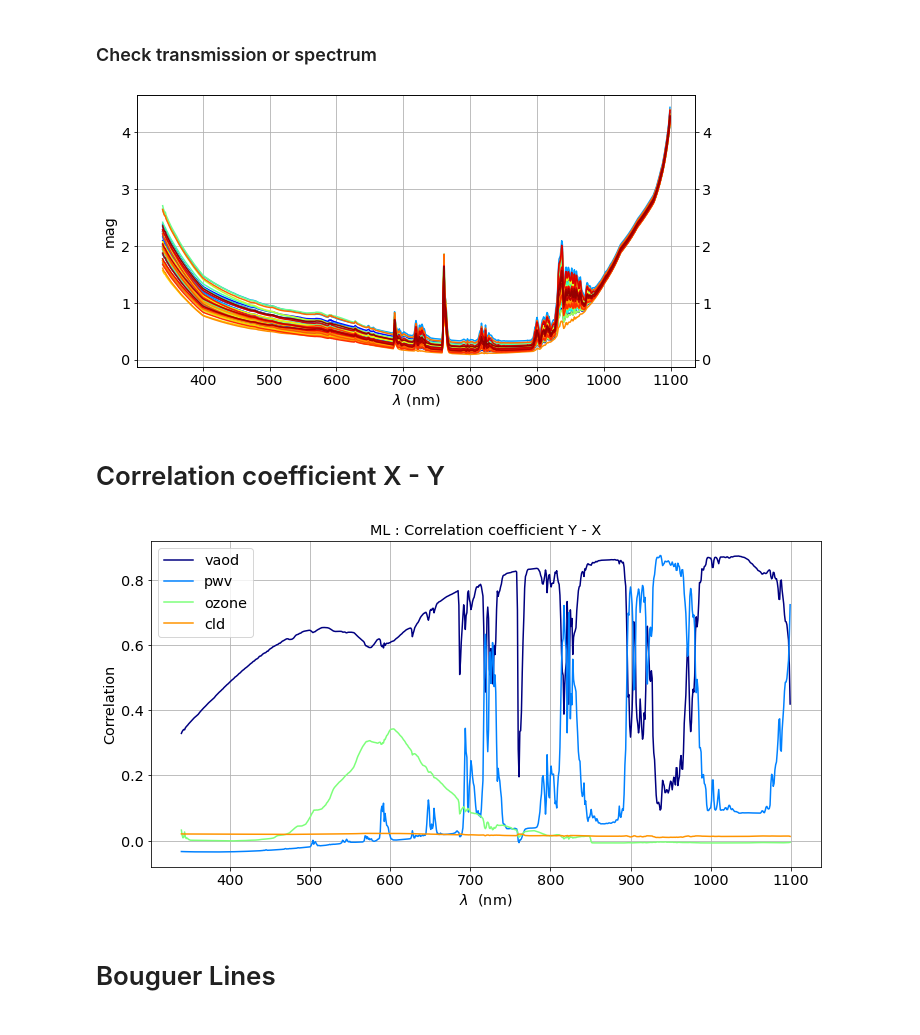
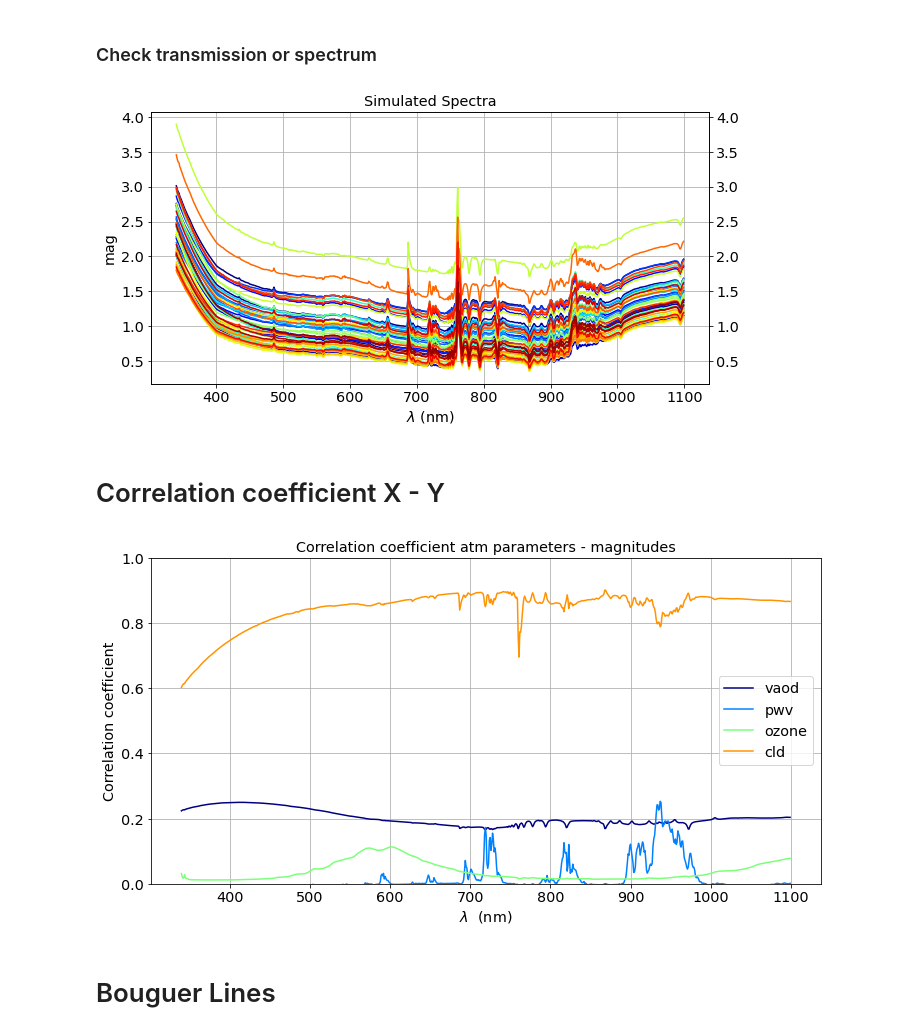
Before and after one commit to sylvielsstfr/PhotomCorrectAuxTel, a Jupyter notebook: analysis/MLfit_gp/MLfit_bouguer_gp.ipynb, the cells around one changed output. Saved outputs shown, nothing was run; the diff lists cells and outputs as text; code cells hidden in the pictures.

Commit message:
update with atm transmission

```diff
--- a/analysis/MLfit_gp/MLfit_bouguer_gp.ipynb
+++ b/analysis/MLfit_gp/MLfit_bouguer_gp.ipynb
@@ -1264,7 +1311,9 @@ idx_sed_sel=3
 sed_filename=t_sel[idx_sed_sel]["FILES"]
 sed_objname=t_sel[idx_sed_sel]["OBJNAME"]
 sed_fullfilename=os.path.join(path_sed_calspec,sed_filename)
-order2=False
+############
+order2=True
+############
 if order2:
     specarrayfile="spec_"+sed_objname+"_ord12.npy"
     specarrayfile2="spec2_"+sed_objname+"_ord2.npy"
@@ -1287,7 +1336,7 @@ else:
     specarrayfile3="spec_noatmnoqe_"+sed_objname+"_ord1.npy"
     specarrayfile4="spec2_noatmnoqe_"+sed_objname+"_ord2.npy"
 
-    title_spec1="spectra order 1 and 2"
+    title_spec1="spectra order 1"
     title_spec2="spectra order 2"
 
     title_spec3="spectra order 1 no atm no qe"
@@ -1347,12 +1396,14 @@ if FLAG_PLOT:
     ax.set_ylim(0,1.1*themax)
     ax.grid()
     ax.set_xlabel("$\lambda$ (nm)")
+    ax.set_ylabel("flux (photlam)")
     ax.set_title(title_spec1)
 
     ax = fig.add_subplot(122)
     for idx in np.arange(N):
         ax.plot(wl,spectra2[idx,:],color=all_colors[idx])
     ax.set_xlabel("$\lambda$ (nm)")
+    ax.set_ylabel("flux (photlam)")
     ax.set_ylim(0,1.1*themax)
     ax.set_title(title_spec2)
     ax.grid()
@@ -1393,5 +1444,5 @@ if FLAG_PLOT:
 # %%
-FLAG_CLOUD=False
+FLAG_CLOUD=True
 
 if FLAG_CLOUD:
     X=-2.5*(np.log10(spectra*transm_cloud_arr)-np.log10(spectra3))
@@ -1403,0 +1451,34 @@ X.shape
+# %%
+if FLAG_CLOUD:
+
+    GetBouguerLinesAtm(10,FLAG_PLOT=True)
+
+
+if FLAG_PLOT and FLAG_CLOUD:
+    fig=plt.figure(figsize=(15,8))
+    ax=fig.add_subplot(111)
+
+
+    NPOINTS=np.arange(10,80,10)
+    NNPOINTS=len(NPOINTS)
+
+    N=NNPOINTS
+    jet = plt.get_cmap('jet')
+    cNorm = colors.Normalize(vmin=0, vmax=N)
+    scalarMap = cmx.ScalarMappable(norm=cNorm, cmap=jet)
+    all_colors = scalarMap.to_rgba(np.arange(N), alpha=1)
+
+    for idx in np.arange(NNPOINTS):
+        npoints=NPOINTS[idx]
+        label=f"N={npoints}"
+        w,m=GetBouguerLinesAtm(npoints,False)
+
+
+        ax.plot(w,np.power(10,-m/2.5),'o-',color=all_colors[idx],label=label)
+
+
+    ax.legend()
+    ax.grid()
+    ax.set_xlabel("$\lambda$ (nm)")
+    ax.set_ylabel("Air Transmission")
+    ax.set_title("Transmission at null airmass")
@@ -1406,23 +1490,24 @@ X.shape
 # %%
 if FLAG_PLOT:
     N=50
     jet = plt.get_cmap('jet')
     cNorm = colors.Normalize(vmin=0, vmax=N)
     scalarMap = cmx.ScalarMappable(norm=cNorm, cmap=jet)
     all_colors = scalarMap.to_rgba(np.arange(N), alpha=1)
 
 
     fig=plt.figure(figsize=(10,5))
     ax = fig.add_subplot(111)
     for idx in np.arange(N):
         ax.plot(wl,X[idx,:],color=all_colors[idx])
     ax.set_xlabel("$\lambda$ (nm)")
     ax.set_ylabel("mag")
+    ax.set_title("Simulated Spectra")
     ax.grid()
     ax1 = ax.twinx()
     ax1.set_ylim(ax.get_ylim())
 # %% [output]
-[figure, old version]
+[figure, new version]
 # %% [markdown]
 # Correlation coefficient X - Y
 # %%
@@ -1454,11 +1539,12 @@ if FLAG_PLOT:
 
     ax.legend()
     ax.set_xlabel("$\lambda$  (nm)")
-    ax.set_ylabel("Correlation")
-    ax.set_title("ML : Correlation coefficient Y - X")
+    ax.set_ylabel("Correlation coefficient")
+    ax.set_title("Correlation coefficient atm parameters - magnitudes")
     ax.grid()
+    ax.set_ylim(0,1)
 # %% [output]
-[figure, old version]
+[figure, new version]
 # %% [markdown]
 # Bouguer Lines
 # %%
```
Also changed, not shown: parts of 18 cells of this notebook.
